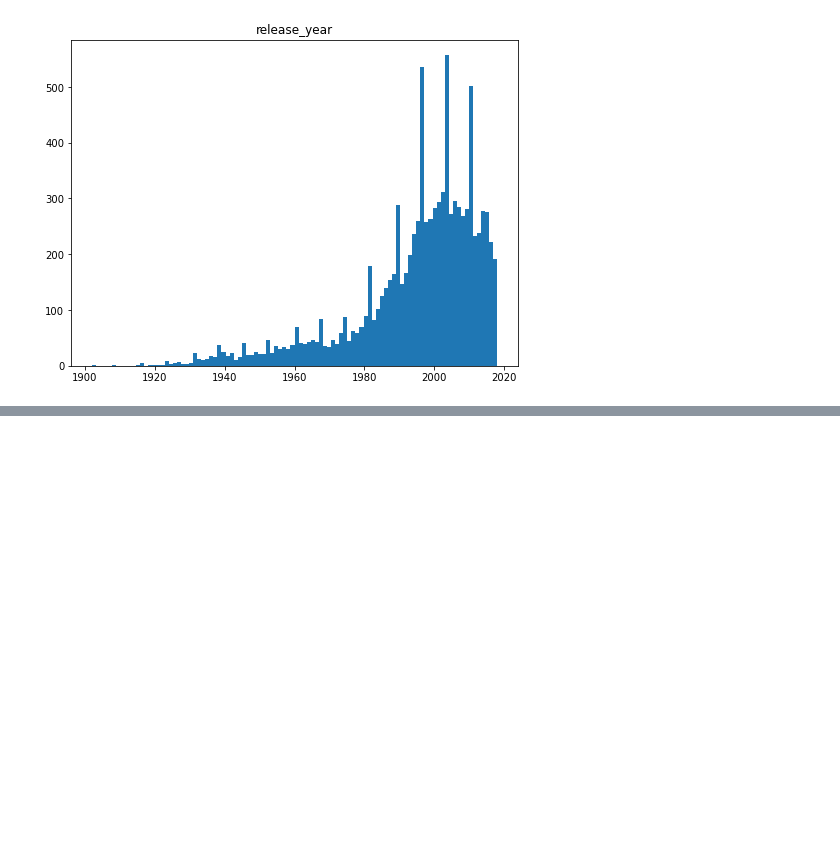
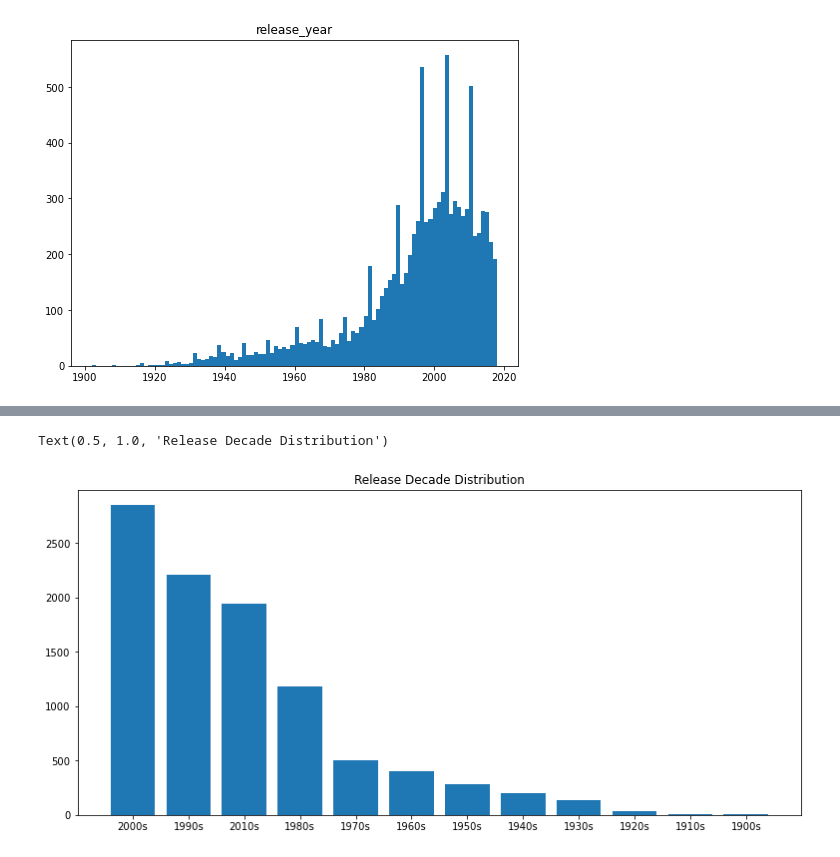
Before and after one commit to alexsimonsays/Movies-Galore, a Jupyter notebook: Movies-Galore.ipynb, the cells around one changed output, grey strips where cells are left out. Drawn from its saved outputs; the diff is of its cells as text; code cells hidden in the pictures; blank space fills up the shorter version.

```diff
--- a/Movies-Galore.ipynb
+++ b/Movies-Galore.ipynb
@@ -319,0 +339,7 @@ plt.title('release_year');
+# %%
+plt.figure(figsize = (13,6))
+plt.bar(x = decades_dist.index, height = decades_dist['decade'])
+plt.title('Release Decade Distribution')
+# %% [output]
+Text(0.5, 1.0, 'Release Decade Distribution')
+[figure, added]
```
Also changed, not shown: parts of 9 cells of this notebook.
